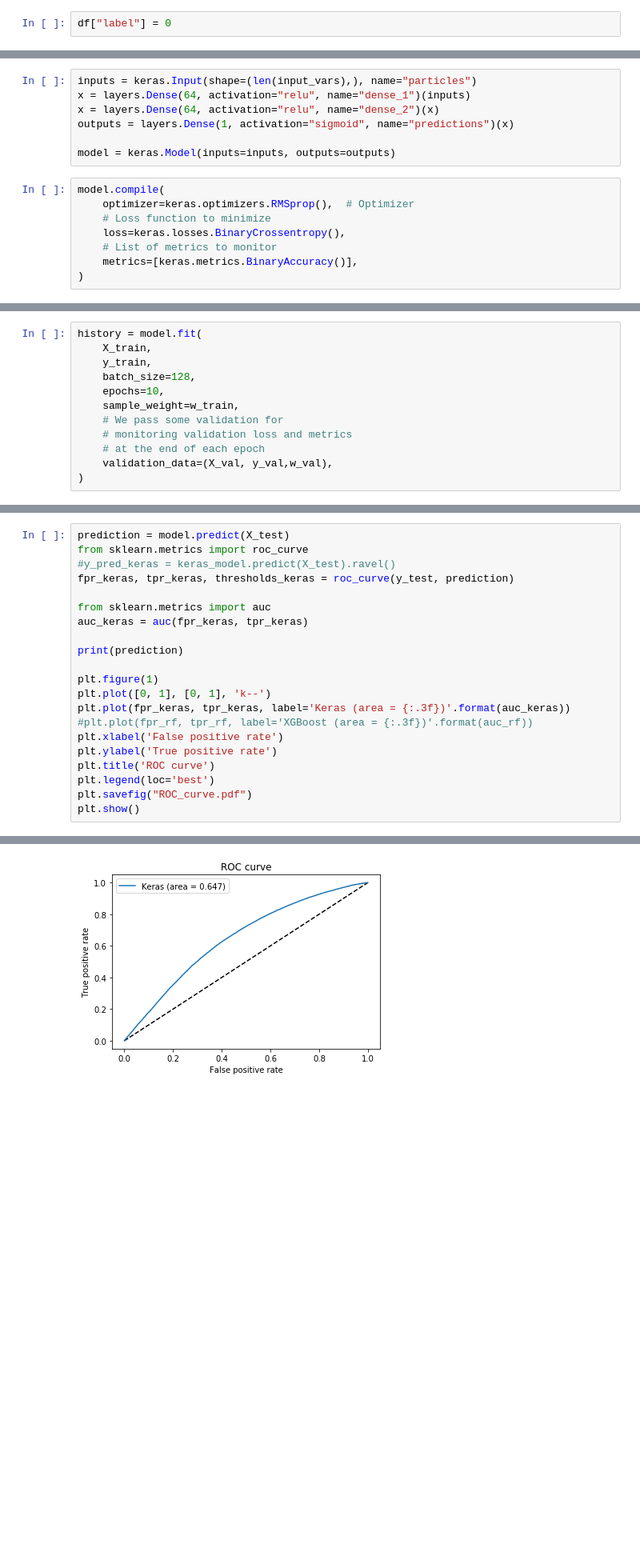
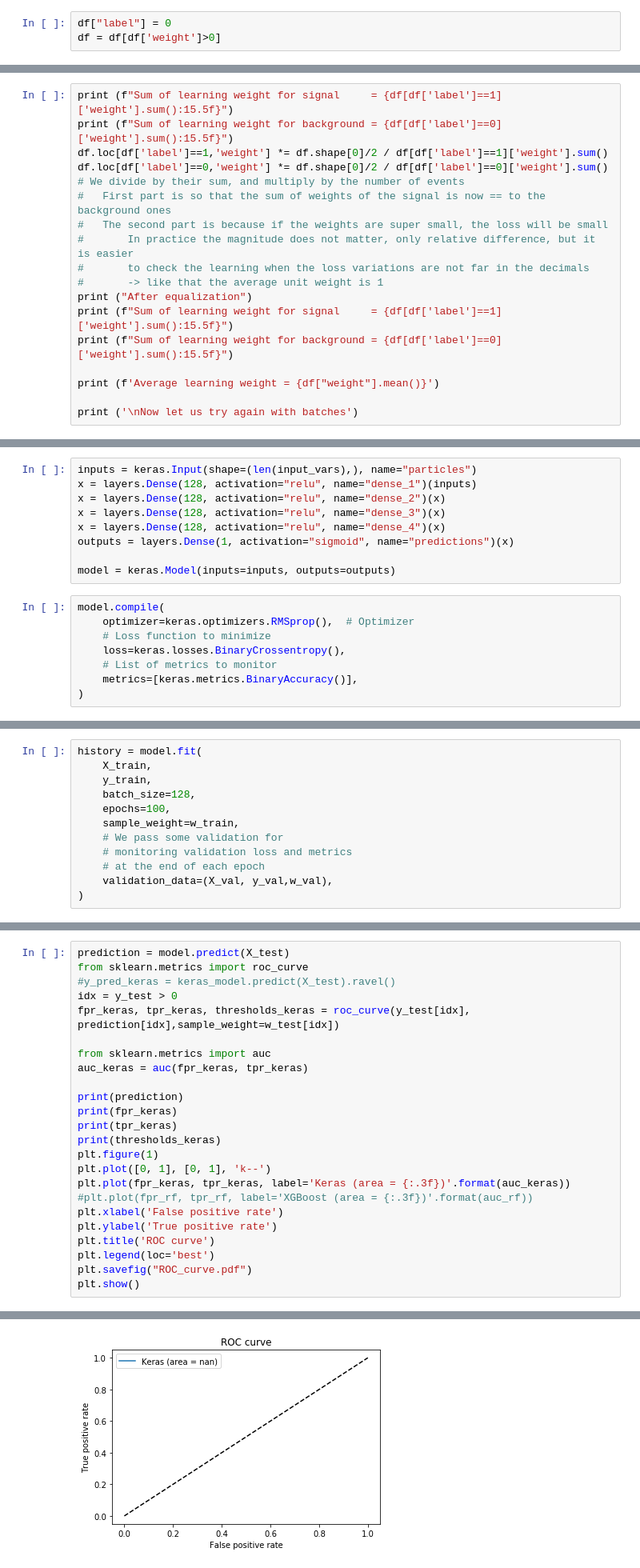
Before and after one commit to suatdonertas/DNN_HHWWGG, a Jupyter notebook: DNN.ipynb, the cells around one changed output, grey strips where cells are left out. Shown at 80% size. Saved outputs shown, nothing was run; the diff lists cells and outputs as text; blank space fills up the shorter version.

```diff
--- a/DNN.ipynb
+++ b/DNN.ipynb
@@ -34,5 +30,6 @@ print(df)
 # %%
 df["label"] = 0
+df = df[df['weight']>0]
 # %%
 print(df)
 # %% [output]
@@ -77,0 +103,18 @@ print(df)
+# %%
+print (f"Sum of learning weight for signal     = {df[df['label']==1]['weight'].sum():15.5f}")
+print (f"Sum of learning weight for background = {df[df['label']==0]['weight'].sum():15.5f}")
+df.loc[df['label']==1,'weight'] *= df.shape[0]/2 / df[df['label']==1]['weight'].sum()
+df.loc[df['label']==0,'weight'] *= df.shape[0]/2 / df[df['label']==0]['weight'].sum()
+# We divide by their sum, and multiply by the number of events
+#   First part is so that the sum of weights of the signal is now == to the background ones
+#   The second part is because if the weights are super small, the loss will be small
+#       In practice the magnitude does not matter, only relative difference, but it is easier
+#       to check the learning when the loss variations are not far in the decimals
+#       -> like that the average unit weight is 1
+print ("After equalization")
+print (f"Sum of learning weight for signal     = {df[df['label']==1]['weight'].sum():15.5f}")
+print (f"Sum of learning weight for background = {df[df['label']==0]['weight'].sum():15.5f}")
+
+print (f'Average learning weight = {df["weight"].mean()}')
+
+print ('\nNow let us try again with batches')
@@ -147,7 +205,9 @@ print(X_test)
 # %%
 inputs = keras.Input(shape=(len(input_vars),), name="particles")
-x = layers.Dense(64, activation="relu", name="dense_1")(inputs)
-x = layers.Dense(64, activation="relu", name="dense_2")(x)
+x = layers.Dense(128, activation="relu", name="dense_1")(inputs)
+x = layers.Dense(128, activation="relu", name="dense_2")(x)
+x = layers.Dense(128, activation="relu", name="dense_3")(x)
+x = layers.Dense(128, activation="relu", name="dense_4")(x)
 outputs = layers.Dense(1, activation="sigmoid", name="predictions")(x)
 
 model = keras.Model(inputs=inputs, outputs=outputs)
@@ -191,7 +251,7 @@ history = model.fit(
     X_train,
     y_train,
     batch_size=128,
-    epochs=10,
+    epochs=100,
     sample_weight=w_train,
     # We pass some validation for
     # monitoring validation loss and metrics
@@ -234,13 +291,16 @@ plt.show()
 prediction = model.predict(X_test)
 from sklearn.metrics import roc_curve
 #y_pred_keras = keras_model.predict(X_test).ravel()
-fpr_keras, tpr_keras, thresholds_keras = roc_curve(y_test, prediction)
+idx = y_test > 0
+fpr_keras, tpr_keras, thresholds_keras = roc_curve(y_test[idx], prediction[idx],sample_weight=w_test[idx])
 
 from sklearn.metrics import auc
 auc_keras = auc(fpr_keras, tpr_keras)
 
 print(prediction)
-
+print(fpr_keras)
+print(tpr_keras)
+print(thresholds_keras)
 plt.figure(1)
 plt.plot([0, 1], [0, 1], 'k--')
 plt.plot(fpr_keras, tpr_keras, label='Keras (area = {:.3f})'.format(auc_keras))
@@ -262,4 +326,4 @@ plt.show()
-[figure, old version]
+[figure, new version]
 # %%
 plt.hist(prediction[y_test==0],histtype=("step"));
 plt.hist(prediction[y_test==1],histtype=("step"));
```
Also changed, not shown: parts of 18 cells of this notebook.
